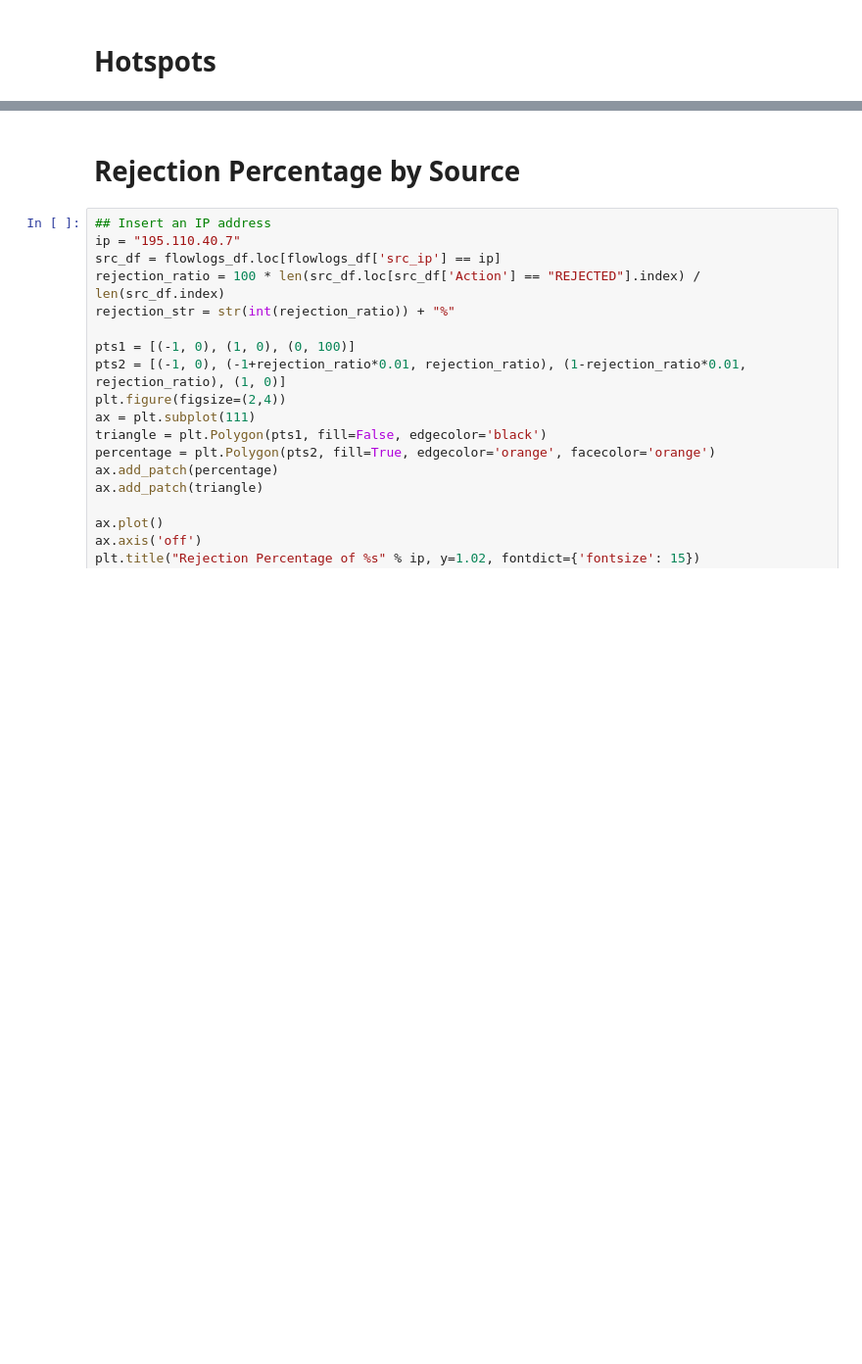
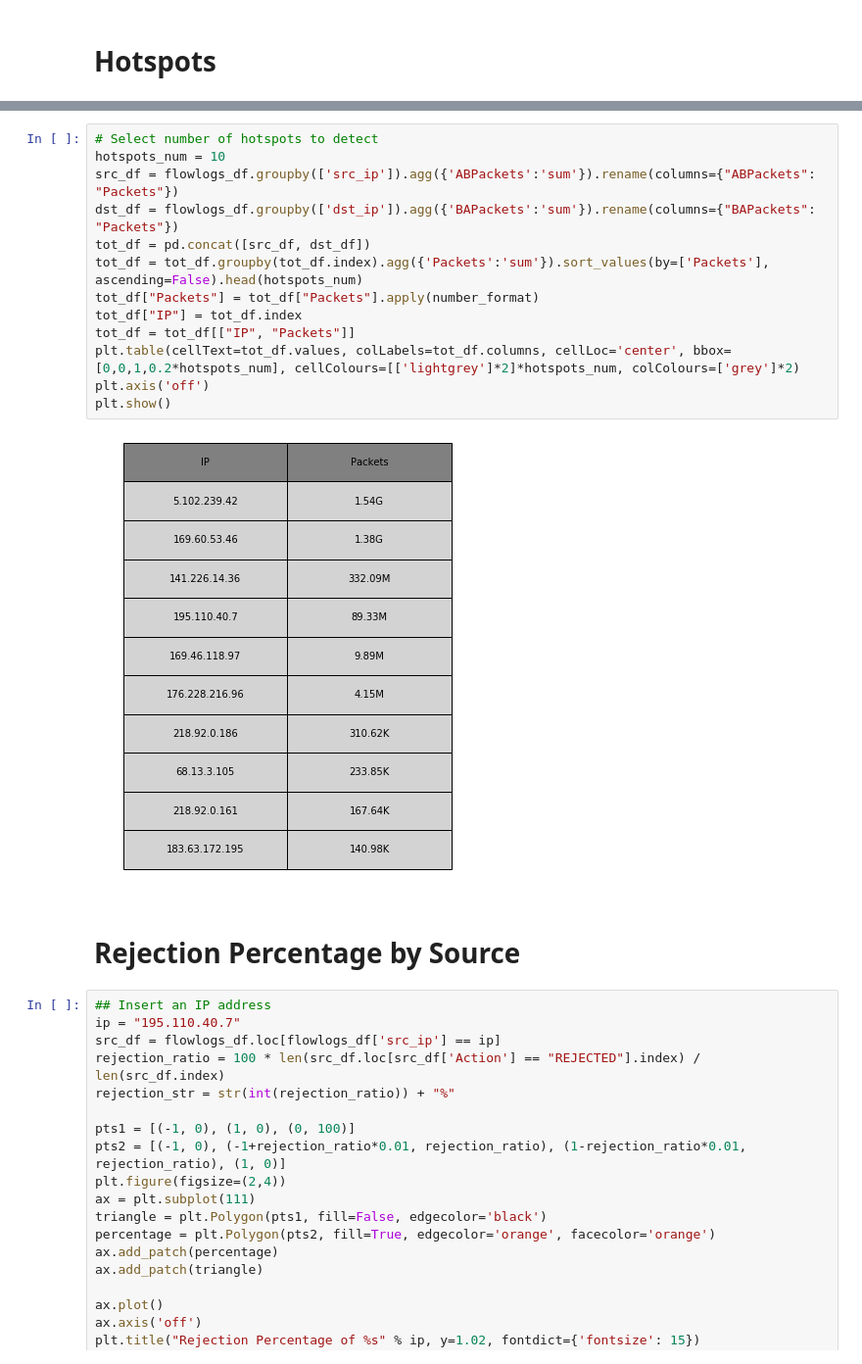
Before and after one commit to tomerlangeibm/Analytics, a Jupyter notebook: VPC Flow Logs Analytics.ipynb, the cells around one changed output, grey strips where cells are left out. Shown at 98% size. Cells and saved outputs as stored; diff of their text form; blank space fills up the shorter version.

```diff
--- a/VPC Flow Logs Analytics.ipynb
+++ b/VPC Flow Logs Analytics.ipynb
@@ -403,3 +423,18 @@ The most active instance is 169.60.53.46, which sends and receives an averaged a
+# %%
+# Select number of hotspots to detect
+hotspots_num = 10
+src_df = flowlogs_df.groupby(['src_ip']).agg({'ABPackets':'sum'}).rename(columns={"ABPackets": "Packets"})
+dst_df = flowlogs_df.groupby(['dst_ip']).agg({'BAPackets':'sum'}).rename(columns={"BAPackets": "Packets"})
+tot_df = pd.concat([src_df, dst_df])
+tot_df = tot_df.groupby(tot_df.index).agg({'Packets':'sum'}).sort_values(by=['Packets'], ascending=False).head(hotspots_num)
+tot_df["Packets"] = tot_df["Packets"].apply(number_format)
+tot_df["IP"] = tot_df.index
+tot_df = tot_df[["IP", "Packets"]]
+plt.table(cellText=tot_df.values, colLabels=tot_df.columns, cellLoc='center', bbox=[0,0,1,0.2*hotspots_num], cellColours=[['lightgrey']*2]*hotspots_num, colColours=['grey']*2)
+plt.axis('off')
+plt.show()
+# %% [output]
+[figure, added]
 # %% [markdown]
 # Rejection Percentage by Source
 # %%
```
Also changed, not shown: parts of 15 cells of this notebook.
